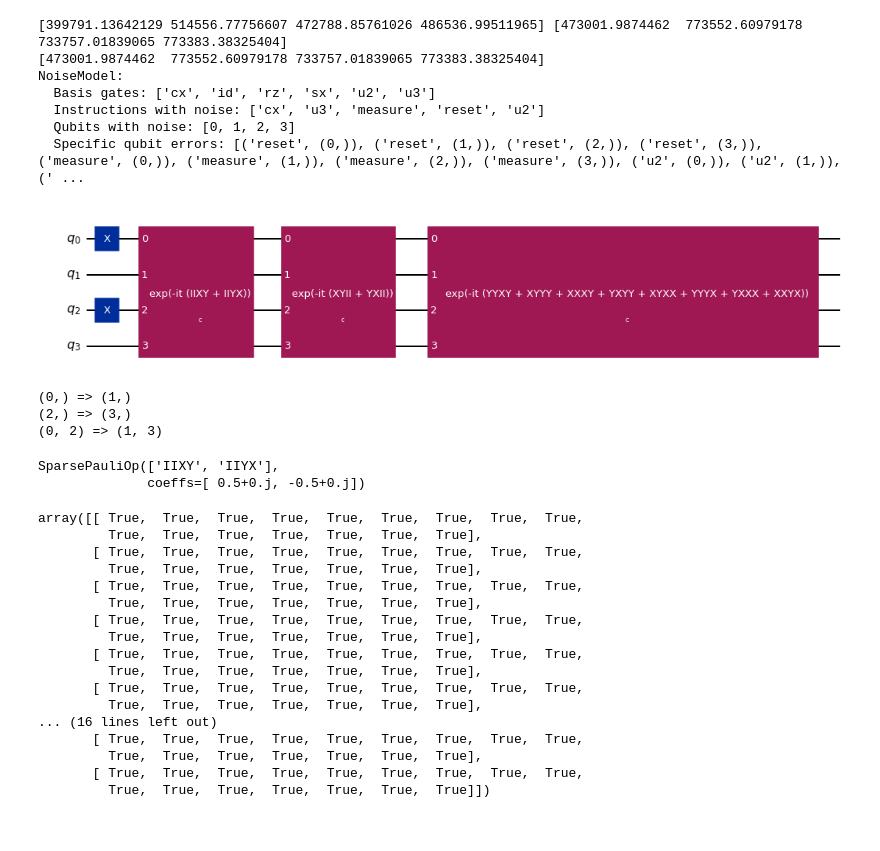
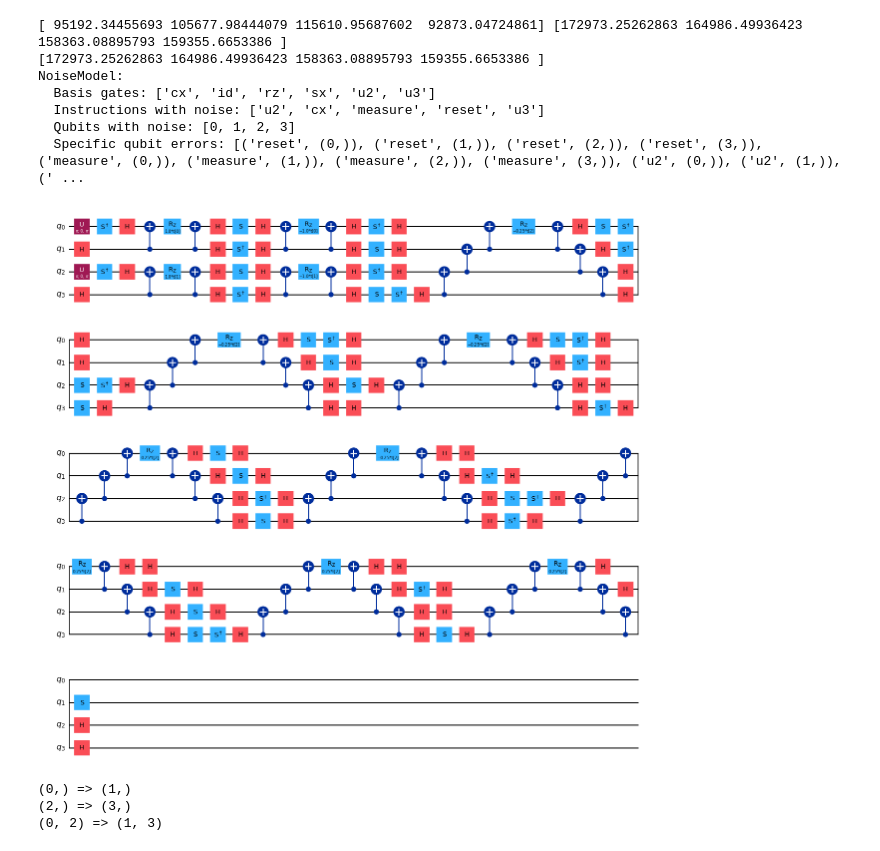
Before and after one commit to TheTrustyPwo/Hydrogen, a Jupyter notebook: hydrogen.ipynb, the cells around one changed output. Drawn from its saved outputs; the diff is of its cells as text; code cells hidden in the pictures.

```diff
--- a/hydrogen.ipynb
+++ b/hydrogen.ipynb
@@ -61,8 +61,8 @@ from qiskit_aer.noise import (NoiseModel, QuantumError, ReadoutError,
     pauli_error, depolarizing_error, thermal_relaxation_error)
 # %%
 # T1 and T2 values for qubits 0-3
-T1s = np.random.normal(50e4, 10e4, 4) # Sampled from normal distribution mean 50 microsec
-T2s = np.random.normal(70e4, 10e4, 4)  # Sampled from normal distribution mean 50 microsec
+T1s = np.random.normal(100e3, 20e3, 4) # Sampled from normal distribution mean 50 microsec
+T2s = np.random.normal(150e3, 20e3, 4)  # Sampled from normal distribution mean 50 microsec
 
 print(T1s, T2s)
 
@@ -108,11 +108,11 @@ for j in range(4):
 
 print(noise_thermal)
 # %% [output]
-[399791.13642129 514556.77756607 472788.85761026 486536.99511965] [473001.9874462  773552.60979178 733757.01839065 773383.38325404]
-[473001.9874462  773552.60979178 733757.01839065 773383.38325404]
+[ 95192.34455693 105677.98444079 115610.95687602  92873.04724861] [172973.25262863 164986.49936423 158363.08895793 159355.6653386 ]
+[172973.25262863 164986.49936423 158363.08895793 159355.6653386 ]
 NoiseModel:
   Basis gates: ['cx', 'id', 'rz', 'sx', 'u2', 'u3']
-  Instructions with noise: ['cx', 'u3', 'measure', 'reset', 'u2']
+  Instructions with noise: ['u2', 'cx', 'measure', 'reset', 'u3']
   Qubits with noise: [0, 1, 2, 3]
   Specific qubit errors: [('reset', (0,)), ('reset', (1,)), ('reset', (2,)), ('reset', (3,)), ('measure', (0,)), ('measure', (1,)), ('measure', (2,)), ('measure', (3,)), ('u2', (0,)), ('u2', (1,)), (' ...
 # %%
@@ -149,12 +156,8 @@ vqe_solver = VQE(noisy_estimator, ansatz, L_BFGS_B())
 vqe_solver.initial_point = [0.0] * ansatz.num_parameters
-# %%
-circuit = QuantumCircuit(4)
-circuit.compose(ansatz.initial_state, inplace=True)
-for block in ansatz._entanglement_blocks:
-  circuit.compose(block, inplace=True)
-circuit.draw(output="mpl")
-# %% [output]
-[figure, removed]
+# %%
+ansatz.decompose(reps=3).draw(output="mpl")
+# %% [output]
+[figure, added]
 # %%
 for excitation in ansatz._excitation_list:
     print(f"{excitation[0]} => {excitation[1]}")
@@ -162,42 +165,3 @@ for excitation in ansatz._excitation_list:
 (0,) => (1,)
 (2,) => (3,)
 (0, 2) => (1, 3)
-# %%
-from qiskit.synthesis import qs_decomposition
-unitary = ansatz.operators[0]
-# circ.draw('mpl')
-unitary
-# %% [output]
-SparsePauliOp(['IIXY', 'IIYX'],
-              coeffs=[ 0.5+0.j, -0.5+0.j])
-# %%
-from qiskit.quantum_info import Pauli
-
-# Define the Pauli matrices
-I = Pauli("I")
-X = Pauli("X")
-Y = Pauli("Y")
-
-# Compute the tensor product
-p1 = I.tensor(I).tensor(X).tensor(Y).to_matrix()
-p2 = I.tensor(I).tensor(Y).tensor(X).to_matrix()
-p3 = (p1 - p2) / 2
-p3 == unitary.to_matrix()
-# %% [output]
-array([[ True,  True,  True,  True,  True,  True,  True,  True,  True,
-         True,  True,  True,  True,  True,  True,  True],
-       [ True,  True,  True,  True,  True,  True,  True,  True,  True,
-         True,  True,  True,  True,  True,  True,  True],
-       [ True,  True,  True,  True,  True,  True,  True,  True,  True,
-         True,  True,  True,  True,  True,  True,  True],
-       [ True,  True,  True,  True,  True,  True,  True,  True,  True,
-         True,  True,  True,  True,  True,  True,  True],
-       [ True,  True,  True,  True,  True,  True,  True,  True,  True,
-         True,  True,  True,  True,  True,  True,  True],
-       [ True,  True,  True,  True,  True,  True,  True,  True,  True,
-         True,  True,  True,  True,  True,  True,  True],
-... (16 lines left out)
-       [ True,  True,  True,  True,  True,  True,  True,  True,  True,
-         True,  True,  True,  True,  True,  True,  True],
-       [ True,  True,  True,  True,  True,  True,  True,  True,  True,
-         True,  True,  True,  True,  True,  True,  True]])
```
Also changed, not shown: parts of 15 cells of this notebook, 2 other files.
